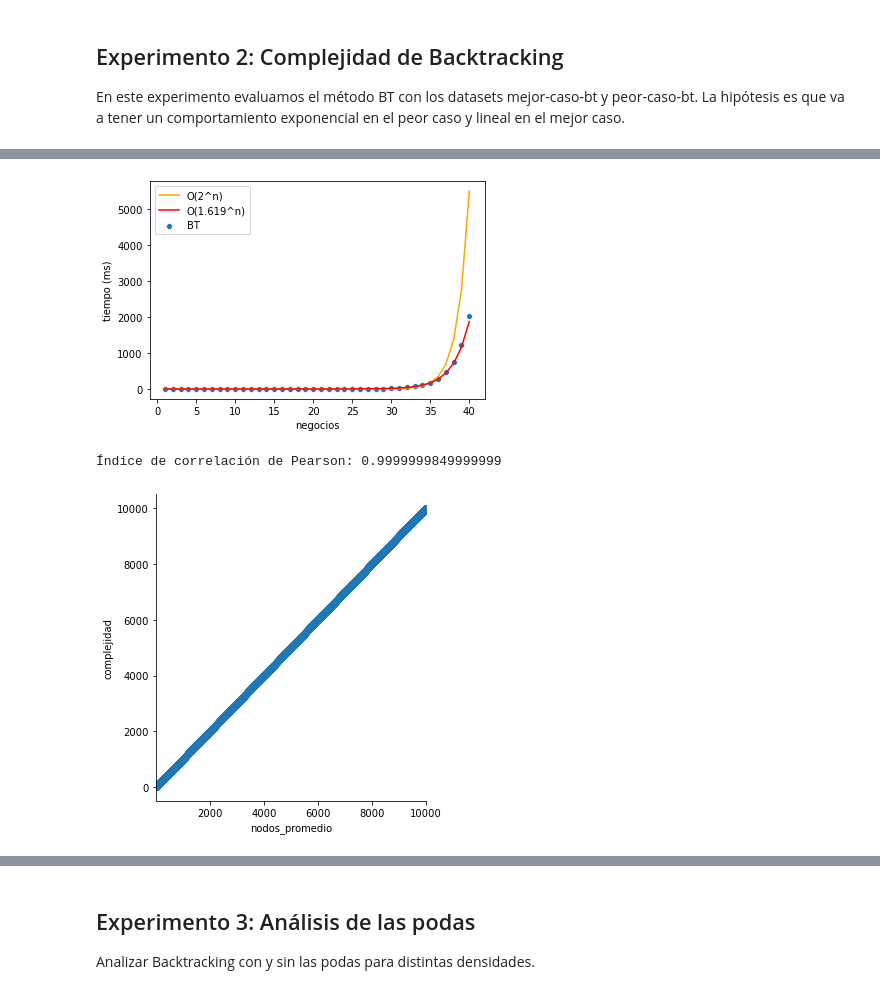
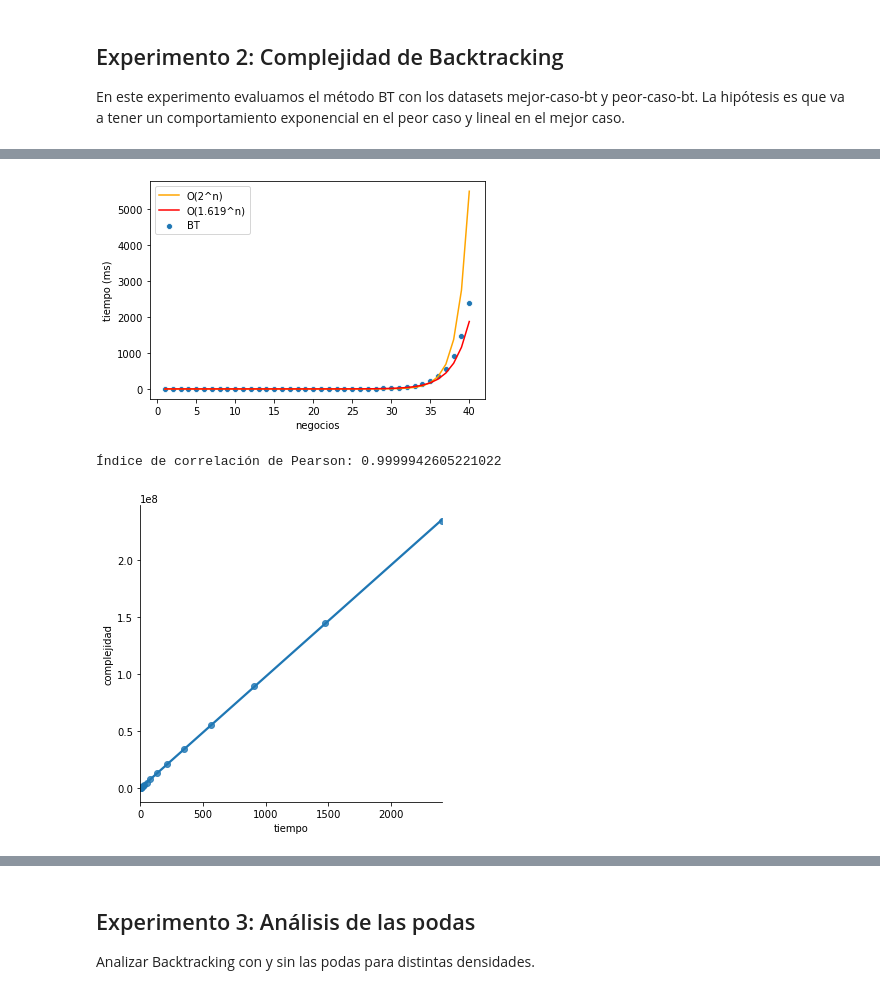
Before and after one commit to ZarthaxX/algo3-tp1, a Jupyter notebook: experimentacion/notebooks/analisis.ipynb, the cells around one changed output, grey strips where cells are left out. Saved outputs shown, nothing was run; the diff lists cells and outputs as text; code cells hidden in the pictures.

```diff
--- a/experimentacion/notebooks/analisis.ipynb
+++ b/experimentacion/notebooks/analisis.ipynb
@@ -121,5 +106,5 @@ plt.savefig("..\\graphs\\complejidad-BT-mejor-fact.svg");
 # %%
-df_BT_peor_caso = df_resultados[(df_resultados["metodo"]=="BT-F") & (df_resultados["dataset"] == "BT-peor-fact")].copy();
+df_BT_peor_caso = df_resultados[(df_resultados["metodo"]=="BT") & (df_resultados["dataset"] == "BT-peor-opt")].copy();
 df_BT_peor_caso["tiempo_esperado_exp2"] = 2 ** df_BT_peor_caso["negocios"] * 0.000000005; # Exponencial.
 df_BT_peor_caso["tiempo_esperado_exp1.619"] = 1.619 ** df_BT_peor_caso["negocios"] * 0.000008; # Exponencial.
 fig = sns.scatterplot(data=df_BT_peor_caso, x='negocios', y='tiempo');
@@ -127,16 +112,16 @@ fig = sns.lineplot(data=df_BT_peor_caso, x='negocios', y='tiempo_esperado_exp2',
 fig = sns.lineplot(data=df_BT_peor_caso, x='negocios', y='tiempo_esperado_exp1.619', color="red");
 fig.legend(labels=['O(2^n)','O(1.619^n)','BT']);
 fig.set(xlabel='negocios', ylabel='tiempo (ms)');
-plt.savefig("..\\graphs\\complexity-BT-peor-fact.svg");
+plt.savefig("..\\graphs\\complexity-BT-peor-caso.svg");
 # %% [output]
-[figure, old version]
+[figure, new version]
 # %%
 # Graficamos los tiempos de ejecución de la serie de instancias X1, ..., Xn vs la complejidad esperada.
-df_BT_mejor_caso = df_resultados[(df_resultados["metodo"]=="BT-O1") & (df_resultados["dataset"] == "BT-mejor-opt")].copy();
-df_BT_mejor_caso["complejidad"] = df_BT_mejor_caso["negocios"];
-fig = sns.lmplot(data=df_BT_mejor_caso, x="nodos_promedio", y="complejidad");
-plt.savefig("..\\graphs\\correlacion-BT-mejor-opt1.svg");
-print("Índice de correlación de Pearson:", correlacion_pearson(df_BT_mejor_caso, "nodos_promedio", "complejidad"));
+df_BT_peor_caso = df_resultados[(df_resultados["metodo"]=="BT") & (df_resultados["dataset"] == "BT-peor-opt")].copy();
+df_BT_peor_caso["complejidad"] = 1.619 ** df_BT_peor_caso["negocios"];
+fig = sns.lmplot(data=df_BT_peor_caso, x="tiempo", y="complejidad");
+plt.savefig("..\\graphs\\correlacion-BT-peor-caso.svg");
+print("Índice de correlación de Pearson:", correlacion_pearson(df_BT_peor_caso, "tiempo", "complejidad"));
 # %% [output]
-Índice de correlación de Pearson: 0.9999999849999999
+Índice de correlación de Pearson: 0.9999942605221022
-[figure, old version]
+[figure, new version]
```
Also changed, not shown: parts of 34 cells of this notebook, 2 other files.
